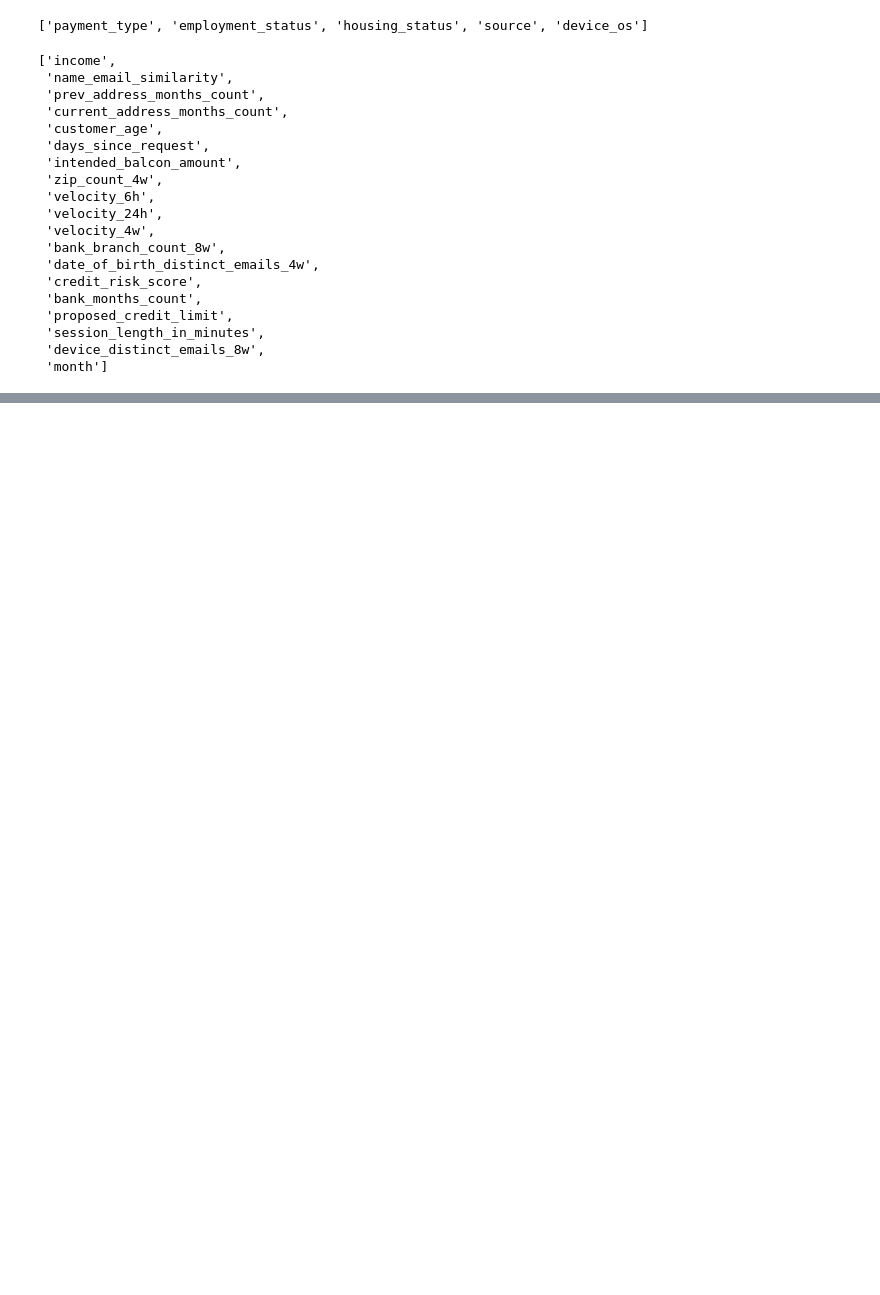
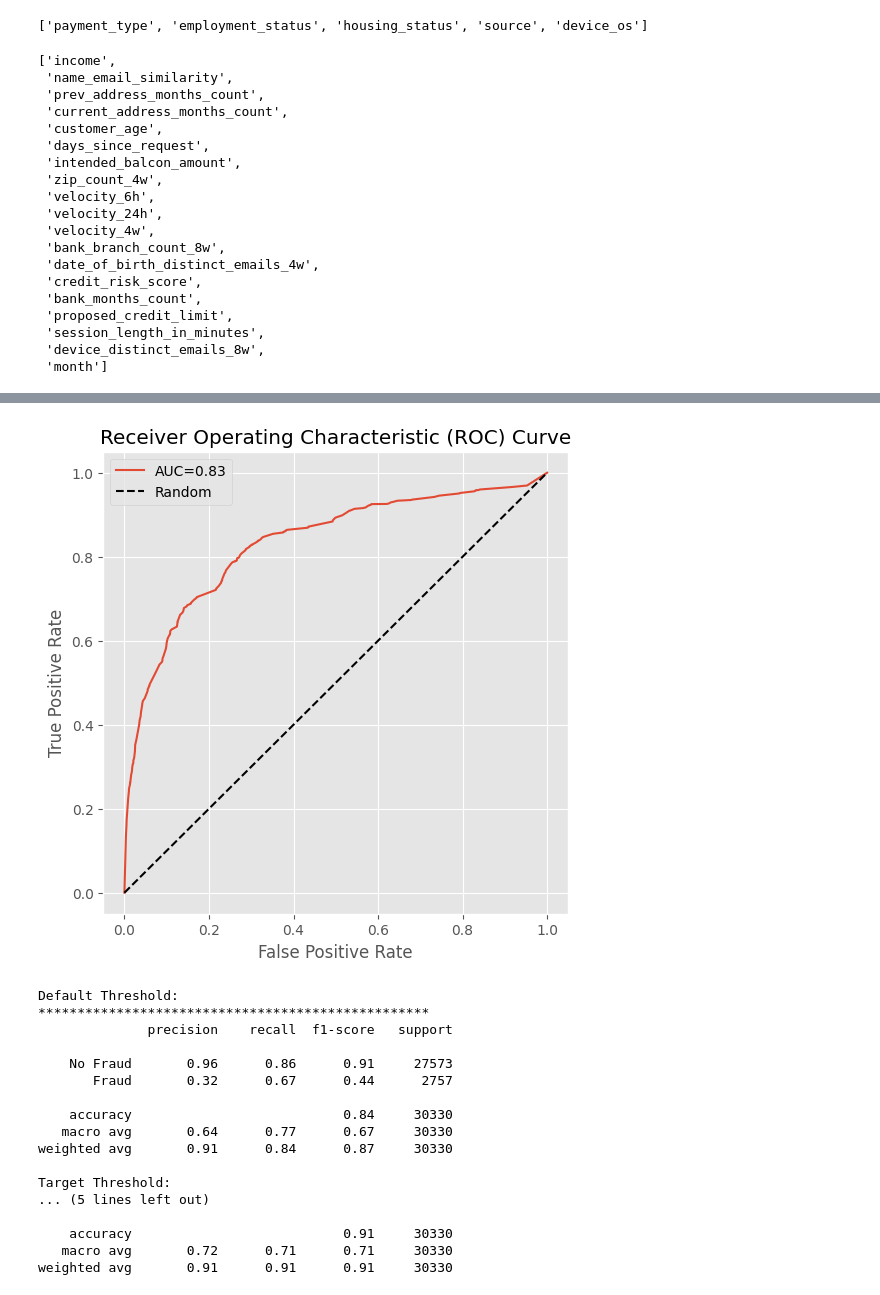
Before and after one commit to matthewmcnulty/bank-account-fraud, a Jupyter notebook: bank-account-fraud.ipynb, the cells around one changed output, grey strips where cells are left out. Cells and saved outputs as stored; diff of their text form; code cells hidden in the pictures; blank space fills up the shorter version.

```diff
--- a/bank-account-fraud.ipynb
+++ b/bank-account-fraud.ipynb
@@ -254,3 +272,3 @@ weighted avg       0.90      0.90      0.90     13787
 # %%
-encoded_features = [X_train.columns.get_loc(str(feature)) for feature in X_train.columns if X_train[feature].nunique() == 2] # for unscaled numerics
-encoded_features
+encoded_unscaled_features = [X_train.columns.get_loc(str(feature)) for feature in X_train.columns if X_train[feature].nunique() == 2] # for unscaled numerics
+encoded_unscaled_features
@@ -268,4 +304,4 @@ dt_params = {'decisiontreeclassifier__criterion': ['gini', 'entropy'],
 # %%
 %%time
 
-dt_model = train_classifier(dt, dt_params, X_train, y_train, encoded_features)
+dt_model = train_classifier(dt, dt_params, X_train, y_train, encoded_unscaled_features)
@@ -271,0 +310,21 @@ dt_model = train_classifier(dt, dt_params, X_train, y_train, encoded_features)
+# %%
+test_classifier(dt_model, X_test, y_test)
+# %% [output]
+[figure, added]
+Default Threshold:
+**************************************************
+              precision    recall  f1-score   support
+
+    No Fraud       0.96      0.86      0.91     27573
+       Fraud       0.32      0.67      0.44      2757
+
+    accuracy                           0.84     30330
+   macro avg       0.64      0.77      0.67     30330
+weighted avg       0.91      0.84      0.87     30330
+
+Target Threshold:
+... (5 lines left out)
+
+    accuracy                           0.91     30330
+   macro avg       0.72      0.71      0.71     30330
+weighted avg       0.91      0.91      0.91     30330
```
Also changed, not shown: parts of 44 cells of this notebook.
